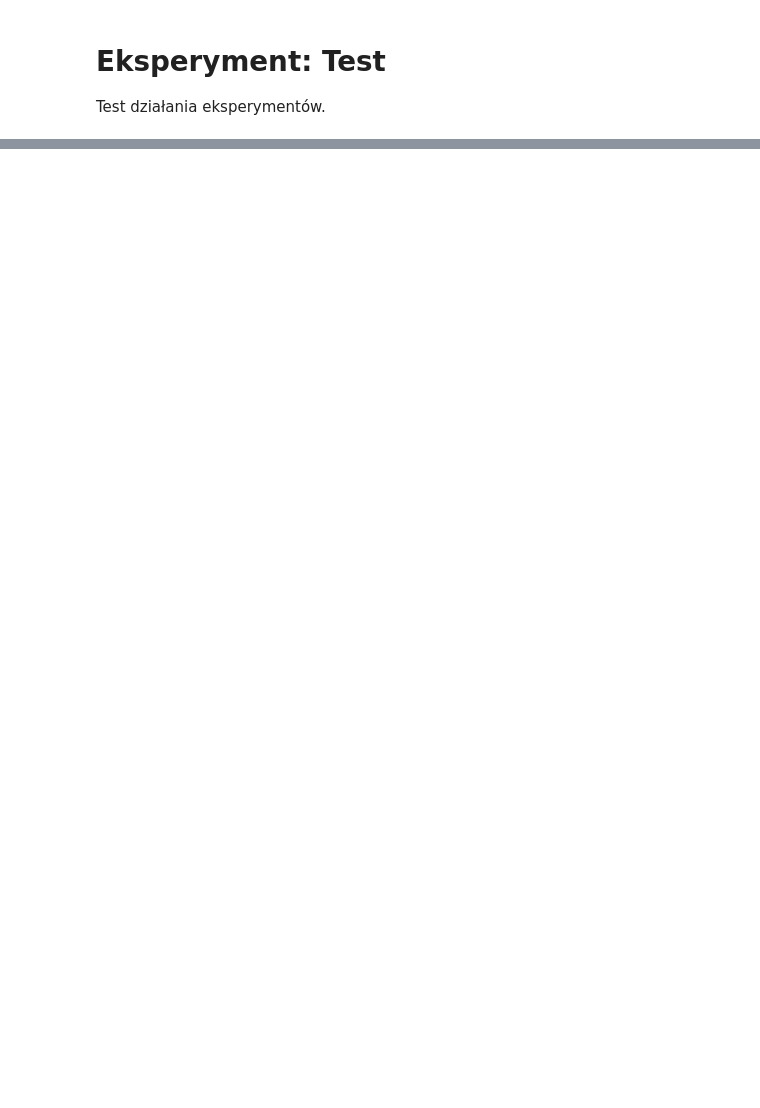
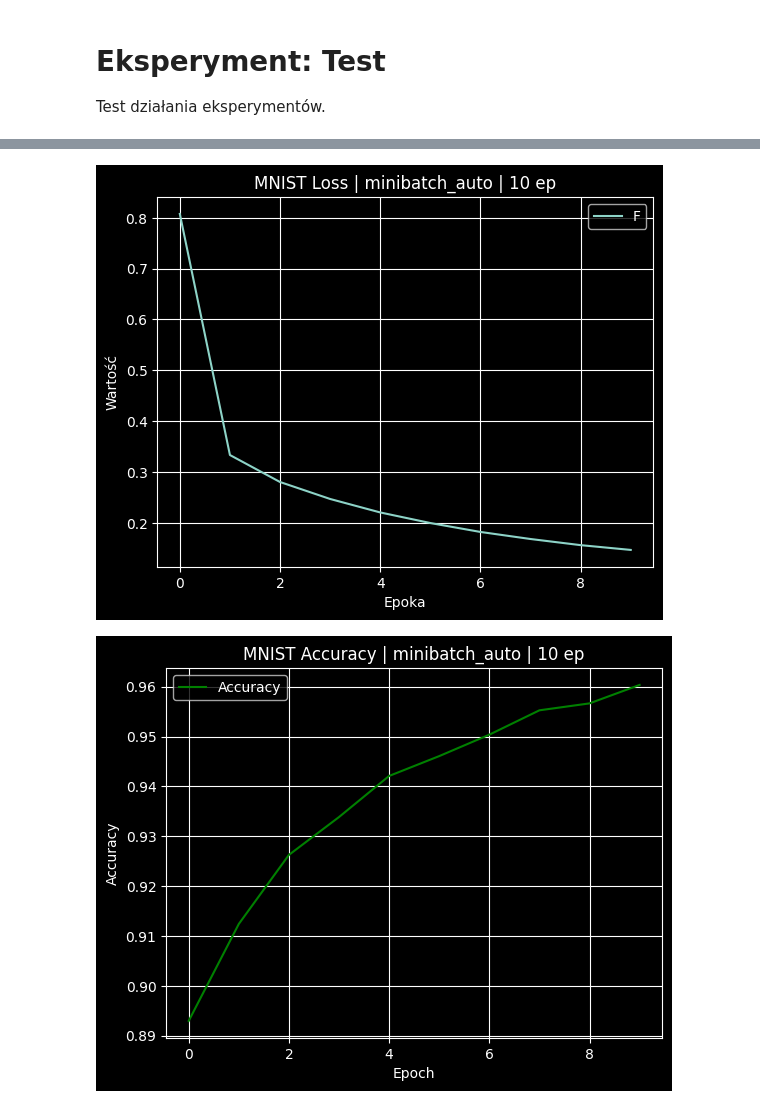
Before and after one commit to Mattioo7/weather-prediction-mlp, a Jupyter notebook: notebooks/experiments_mnist_copy_2.ipynb, the cells around one changed output, grey strips where cells are left out. Saved outputs shown, nothing was run; the diff lists cells and outputs as text; code cells hidden in the pictures; blank space fills up the shorter version.

```diff
--- a/notebooks/experiments_mnist_copy_2.ipynb
+++ b/notebooks/experiments_mnist_copy_2.ipynb
@@ -12,11 +12,11 @@ datasets = {
         "test_labels": "../mnist/t10k-labels.idx1-ubyte",
         "task": "multiclass",
         "losses": ["categorical_cross_entropy"],
-        # "activation": "gelu",
-        "activation": "sigmoid",
+        "activation": "gelu",
+        # "activation": "sigmoid",
         "learning_rate": 0.05,
-        "hidden_layers": [64, 64, 64],
-        "epochs": [20],
+        "hidden_layers": [64, 64],
+        "epochs": [10],
         "momentum": True,
         "adaptive_lr": True,
         "batching": {
@@ -84,7 +84,7 @@ for dataset_name, cfg in datasets.items():
                     batch_size=batching_cfg["batch_size"],
                     shuffle=batching_cfg["shuffle"],
                     verbose=True,
-                    use_tqdm=True,
+                    use_tqdm=False,
                     early_stopping=cfg["early_stopping"],
                     patience=cfg["patience"],
                 )
@@ -120,0 +124,2 @@ for dataset_name, cfg in datasets.items():
+[figure, added]
+[figure, added]
```
Also changed, not shown: parts of 1 cell of this notebook, 1 other file.
